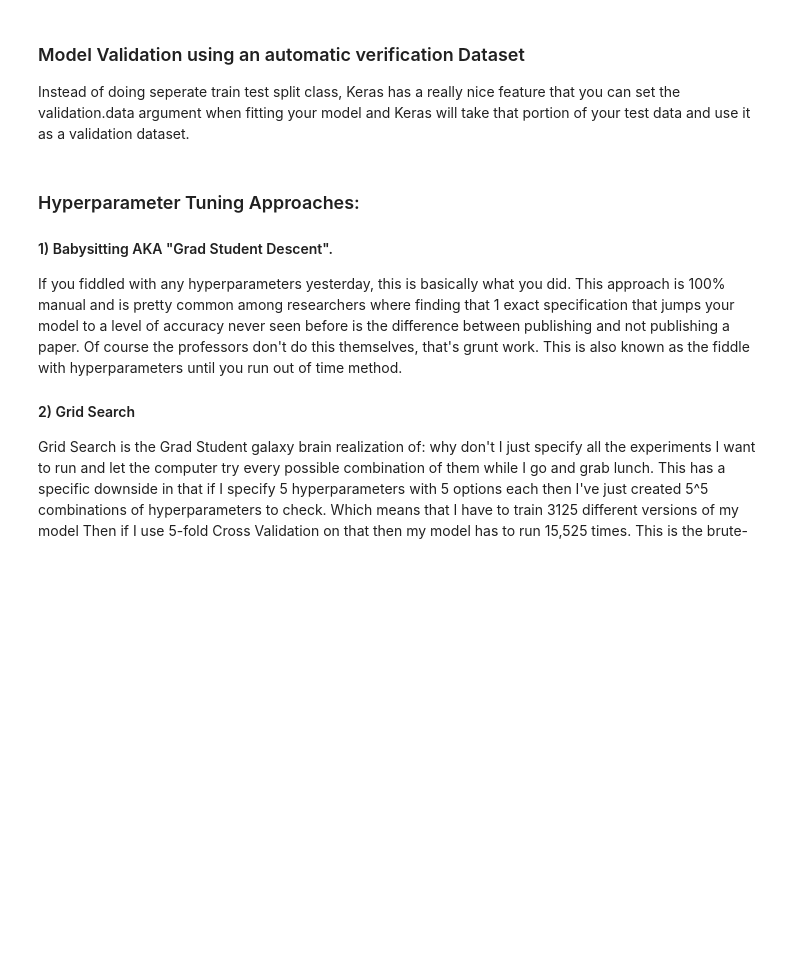
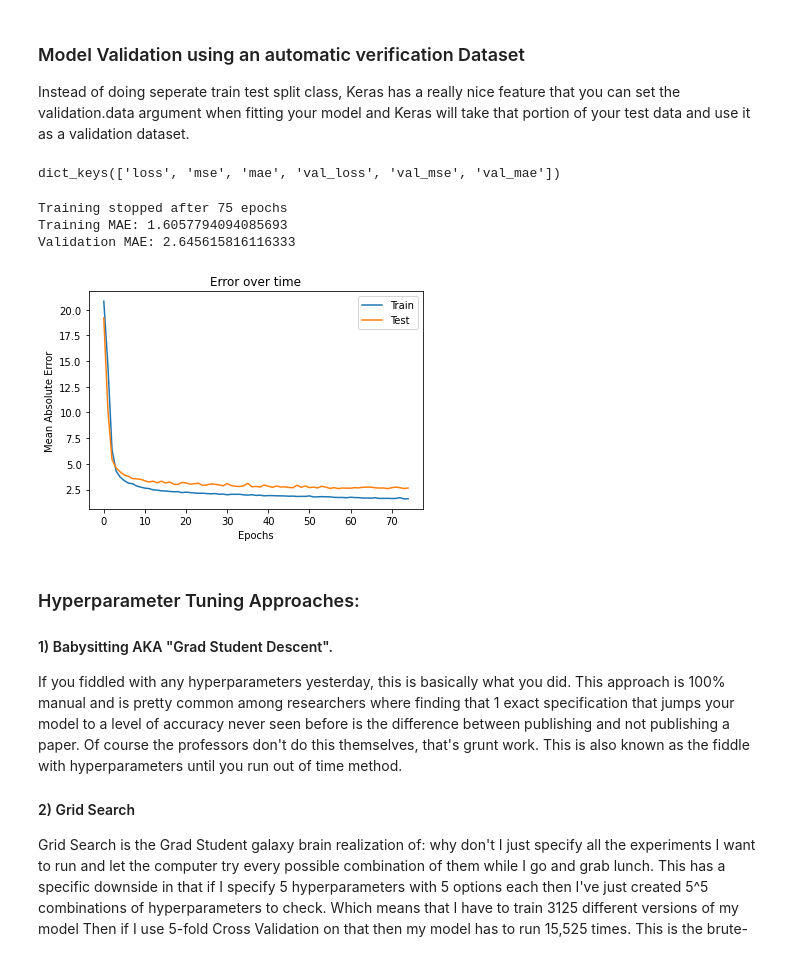
Before and after one commit to jonDuke/DS-Unit-4-Sprint-2-Neural-Networks, a Jupyter notebook: module4-Hyperparameter-Tuning/LS_DS_424_Hyperparameter_Tuning_Lecture.ipynb, the cells around one changed output. Cells and saved outputs as stored; diff of their text form; code cells hidden in the pictures; blank space fills up the shorter version.

```diff
--- a/module4-Hyperparameter-Tuning/LS_DS_424_Hyperparameter_Tuning_Lecture.ipynb
+++ b/module4-Hyperparameter-Tuning/LS_DS_424_Hyperparameter_Tuning_Lecture.ipynb
@@ -71,11 +89,38 @@ model.add(Dense(1))
 model.compile(optimizer='adam', loss='mse', metrics=['mse', 'mae'])
 
 # Fit Model
-model.fit(x_train, y_train,
-          validation_data=(x_test,y_test),
-          epochs=epochs,
-          batch_size=batch_size
-         )
+results = model.fit(x_train, y_train,
+                    validation_data=(x_test,y_test),
+                    epochs=epochs,
+                    batch_size=batch_size
+                   )
+# %%
+results.history.keys()
+# %% [output]
+dict_keys(['loss', 'mse', 'mae', 'val_loss', 'val_mse', 'val_mae'])
+# %%
+print(f"Training stopped after {len(results.epoch)} epochs")
+print(f"Training MAE: {results.history['mae'][-1]}")
+print(f"Validation MAE: {results.history['val_mae'][-1]}")
+# %% [output]
+Training stopped after 75 epochs
+Training MAE: 1.6057794094085693
+Validation MAE: 2.645615816116333
+# %%
+# Graph accuracy over time
+import matplotlib.pyplot as plt
+
+epochs = range(len(results.history['mae']))
+plt.plot(epochs, results.history['mae'], label='Train')
+plt.plot(epochs, results.history['val_mae'], label='Test')
+
+plt.title('Error over time')
+plt.xlabel('Epochs')
+plt.ylabel('Mean Absolute Error')
+plt.legend()
+plt.show()
+# %% [output]
+[figure, added]
 # %% [markdown]
 ### Hyperparameter Tuning Approaches:
 
```
Also changed, not shown: parts of 14 cells of this notebook.
